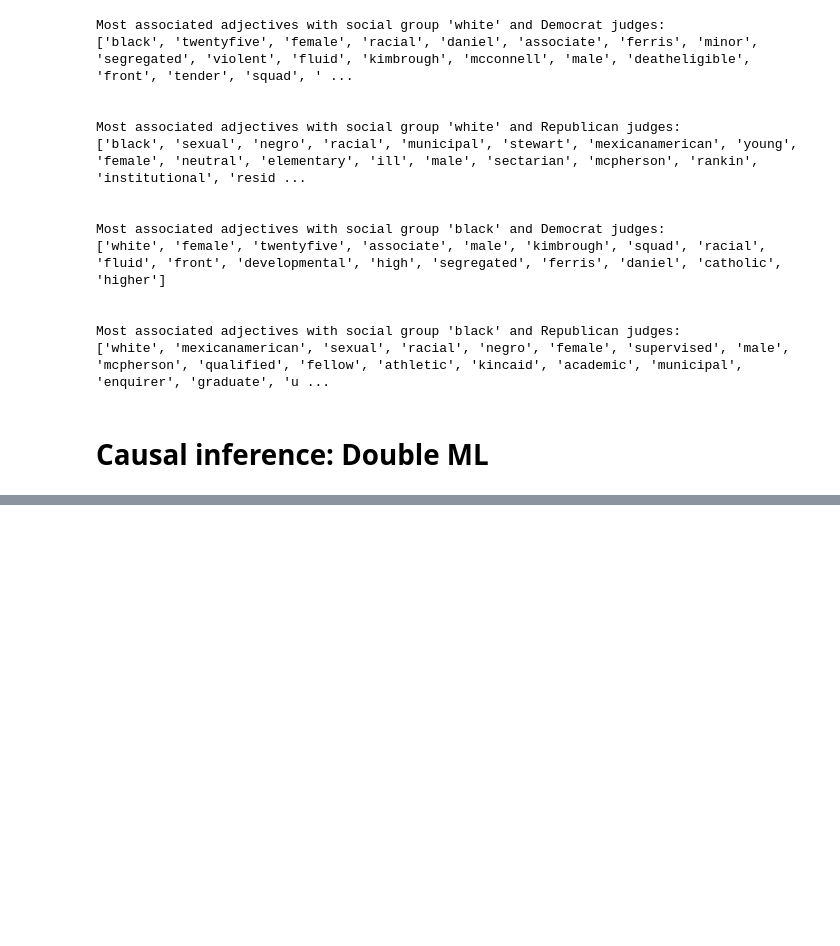
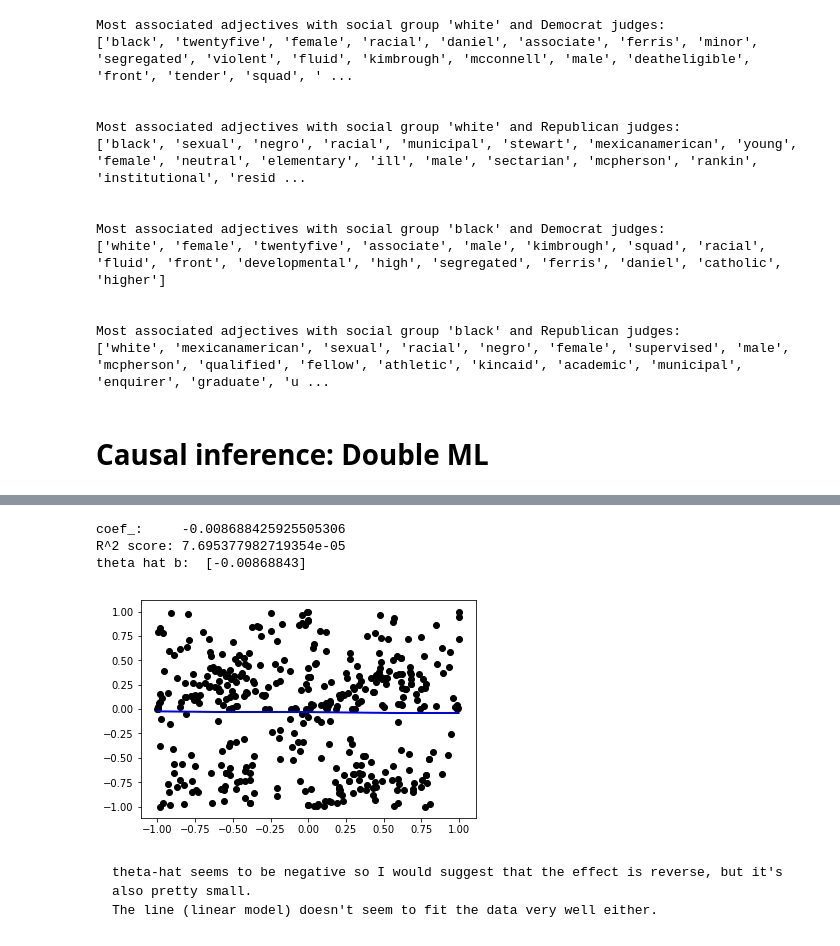
Before and after one commit to panispani/ProblemSets, a Jupyter notebook: Problem Set 3.ipynb, the cells around one changed output, grey strips where cells are left out. Cells and saved outputs as stored; diff of their text form; code cells hidden in the pictures; blank space fills up the shorter version.

```diff
--- a/Problem Set 3.ipynb
+++ b/Problem Set 3.ipynb
@@ -339,0 +455,11 @@ print(trigrams.iloc[range(0,3)])
+# %%
+theta_hat_b = linear_regress_and_plot(t_tilde_b, y_tilde_b)
+print('theta hat b: ', theta_hat_b)
+# %% [output]
+coef_:     -0.008688425925505306
+R^2 score: 7.695377982719354e-05
+theta hat b:  [-0.00868843]
+[figure, added]
+# %% [markdown]
+    theta-hat seems to be negative so I would suggest that the effect is reverse, but it's also pretty small.
+    The line (linear model) doesn't seem to fit the data very well either.
```
Also changed, not shown: parts of 14 cells of this notebook.
